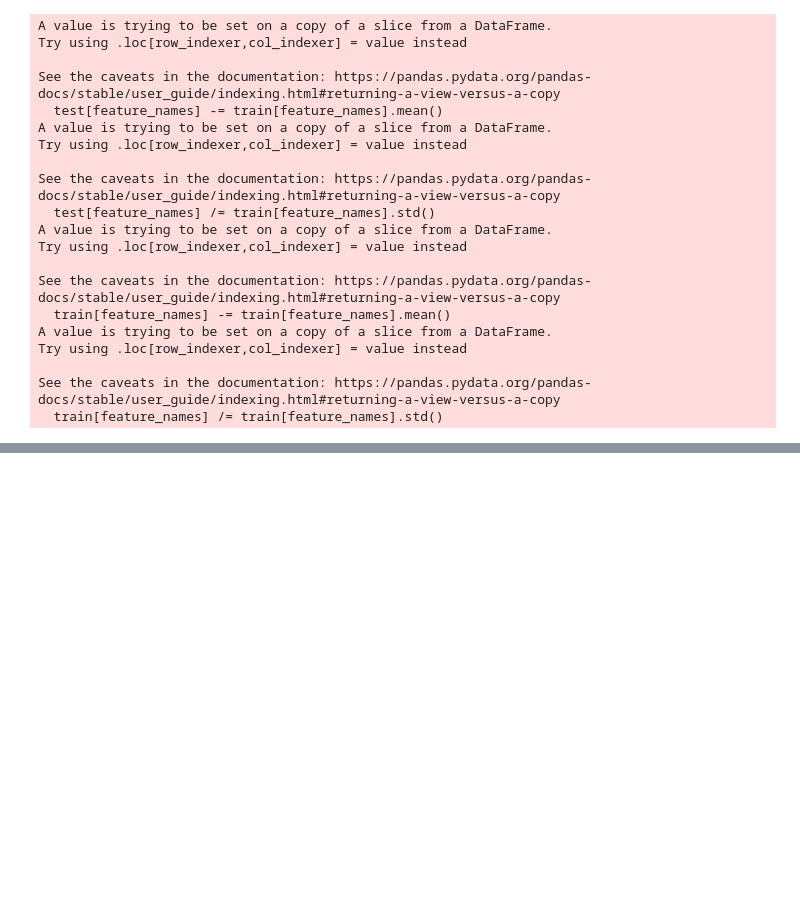
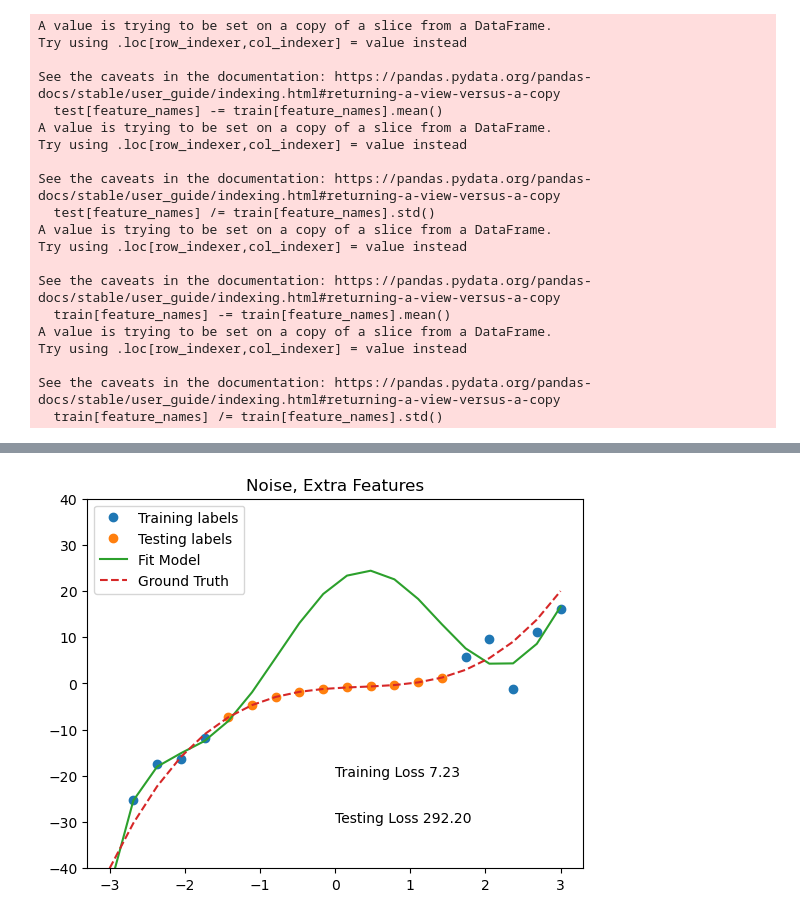
Before and after one commit to Yliu566/playground_ml, a Jupyter notebook: dmol/nb03.ipynb, the cells around one changed output, grey strips where cells are left out. Drawn from its saved outputs; the diff is of its cells as text; code cells hidden in the pictures; blank space fills up the shorter version.

```diff
--- a/dmol/nb03.ipynb
+++ b/dmol/nb03.ipynb
@@ -125,0 +179,19 @@ plt.show()
+# %%
+syn_features = np.vstack([syn_x**i for i in range(7)]).T
+# %%
+train_x = syn_features[indices]
+test_x = syn_features[test_indices]
+test_y = syn_labels[test_indices]
+
+w, *_ = np.linalg.lstsq(train_x, train_y)
+plt.plot(syn_x[indices], train_y, "o", label="Training labels")
+plt.plot(syn_x[test_indices], test_y, "o", label="Testing labels")
+plt.ylim(-40, 40)
+plt.plot(syn_x, jnp.dot(syn_features, w), label="Fit Model")
+plt.plot(syn_x, syn_labels, "--", label="Ground Truth")
+plt.text(0, -20, f"Training Loss {loss(w,0,train_x, train_y):.2f}")
+plt.text(0, -30, f"Testing Loss {loss(w,0, test_x, test_y):.2f}")
+plt.legend(loc="upper left")
+plt.title("Noise, Extra Features")
+plt.show()
+# %% [output]
@@ -125,0 +200 @@ plt.show()
+[figure, added]
```
Also changed, not shown: parts of 27 cells of this notebook, 3 other files.
